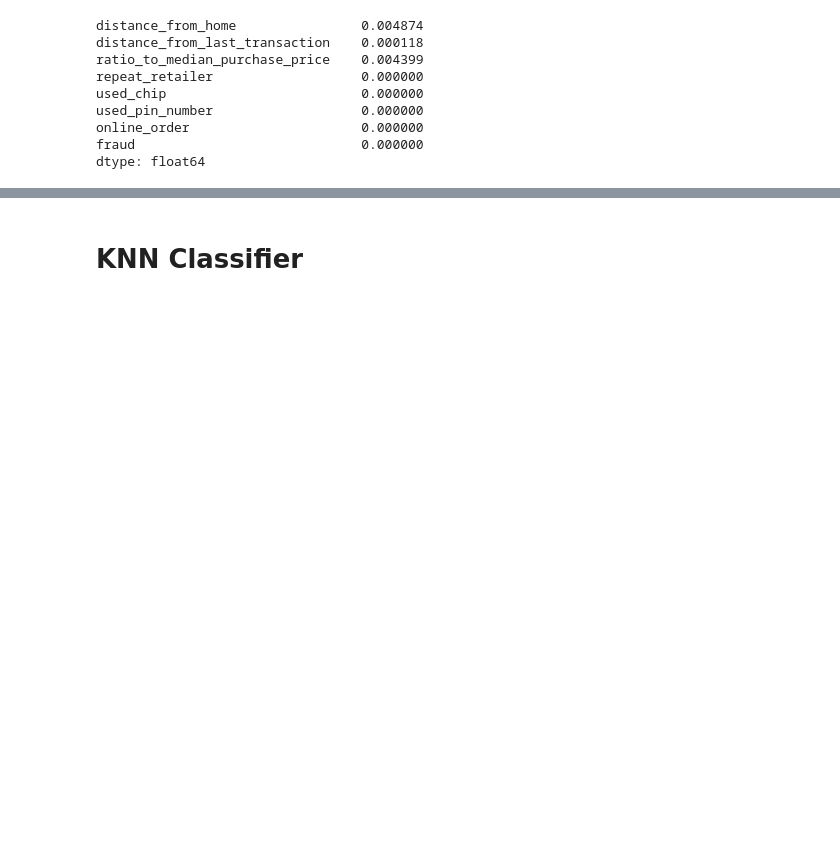
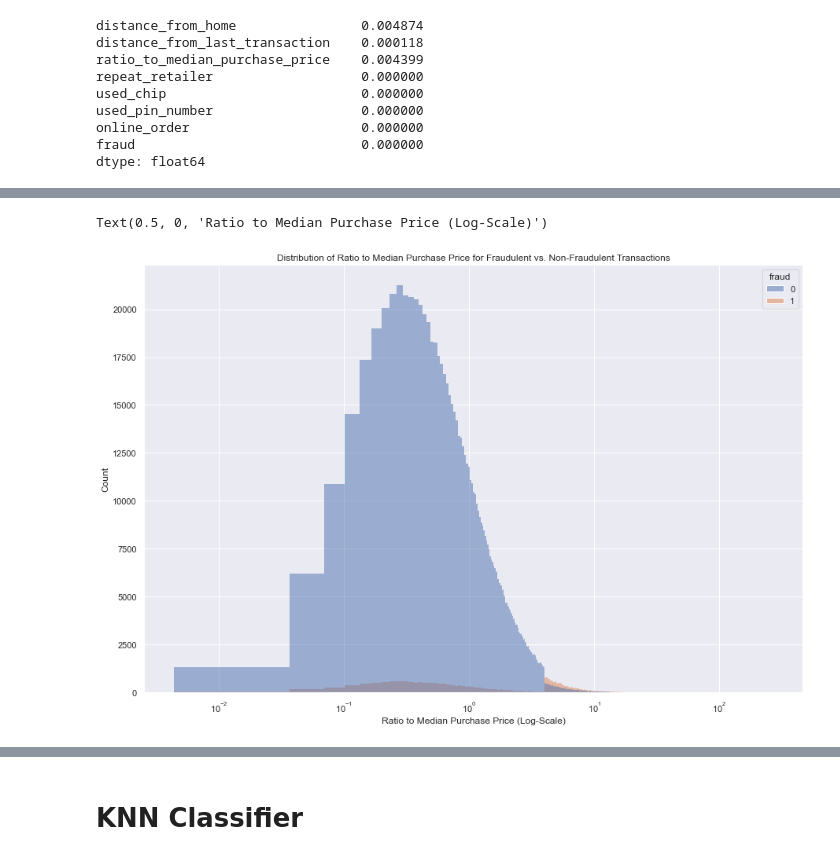
Before and after one commit to Sreevatsa03/credit-card-fraud-detection, a Jupyter notebook: card.ipynb, the cells around one changed output, grey strips where cells are left out. Drawn from its saved outputs; the diff is of its cells as text; code cells hidden in the pictures; blank space fills up the shorter version.

```diff
--- a/card.ipynb
+++ b/card.ipynb
@@ -141,11 +145,15 @@ card_df.describe()
 | 75% | 25.743985 | 3.355748 | 2.096370 | 1.000000 | 1.000000 | ... |
 | max | 10632.723672 | 11851.104565 | 267.802942 | 1.000000 | 1.000000 | ... |
 # %%
-hist = sns.histplot(data=card_df, x='ratio_to_median_purchase_price', hue='fraud')
+hist = sns.histplot(
+    data=card_df, x='ratio_to_median_purchase_price', hue='fraud')
 
 hist.set(xscale='log')
 plt.title('Distribution of Ratio to Median Purchase Price for Fraudulent vs. Non-Fraudulent Transactions')
 plt.xlabel('Ratio to Median Purchase Price (Log-Scale)')
+# %% [output]
+Text(0.5, 0, 'Ratio to Median Purchase Price (Log-Scale)')
+[figure, added]
 # %%
 hist = sns.histplot(data=card_df, x='distance_from_home', hue='fraud')
 
```
Also changed, not shown: parts of 29 cells of this notebook.
